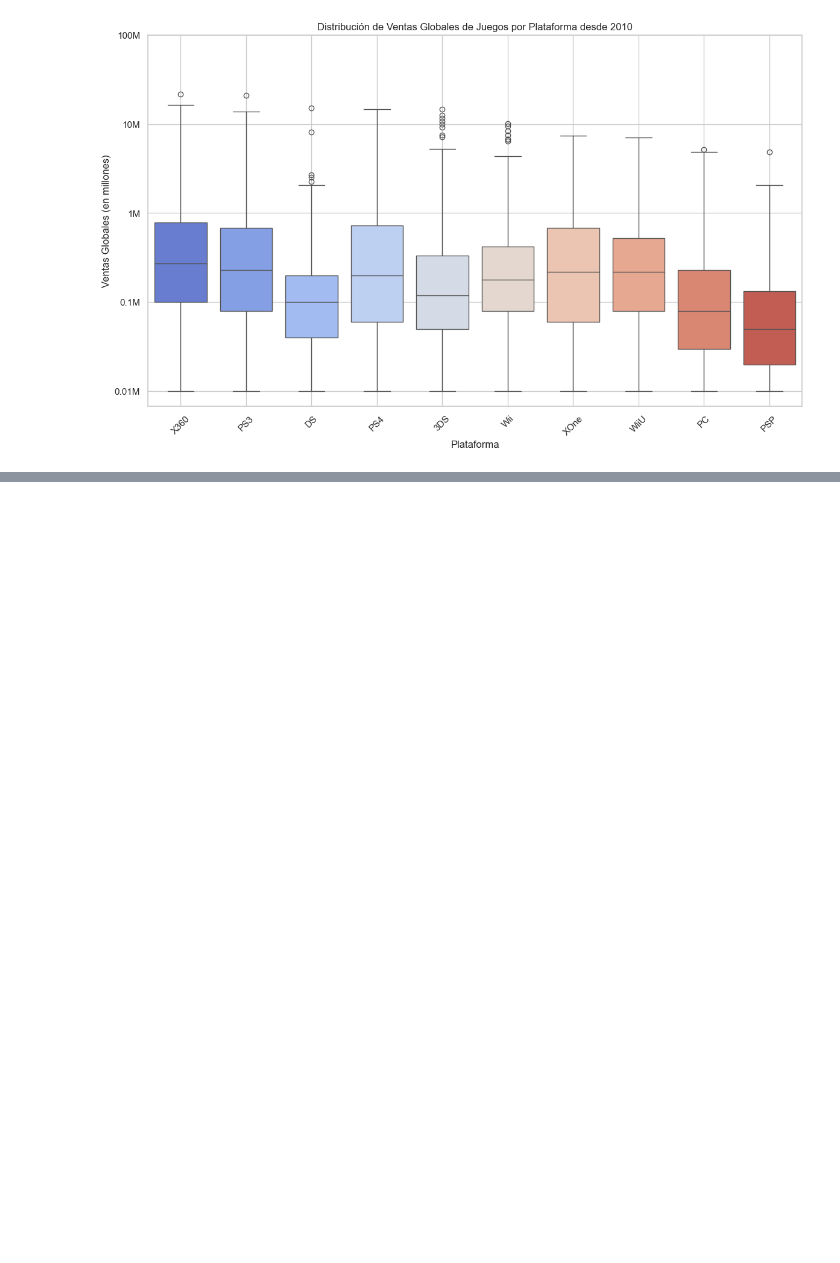
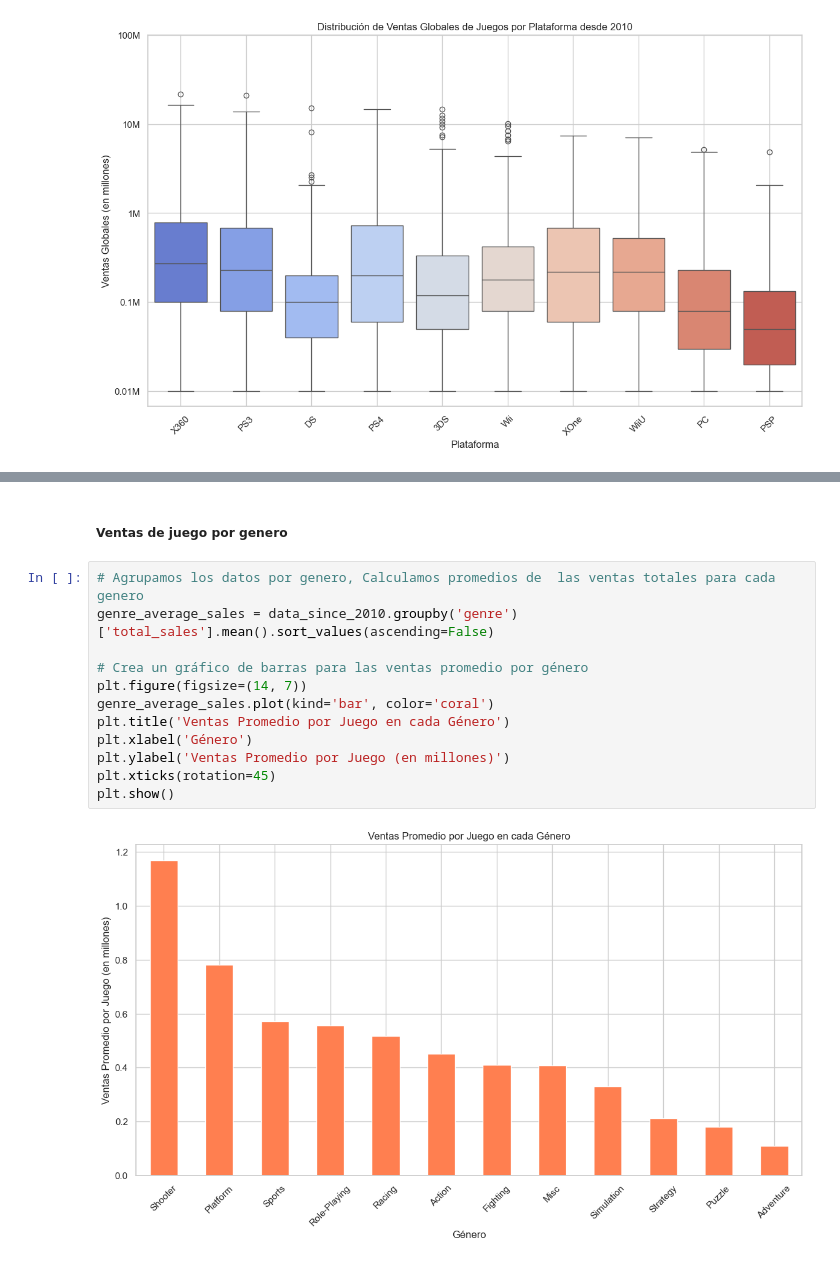
Before and after one commit to ErayFaSol/proyectosDataScience, a Jupyter notebook: proyecto6.ipynb, the cells around one changed output, grey strips where cells are left out. Cells and saved outputs as stored; diff of their text form; blank space fills up the shorter version.

```diff
--- a/proyecto6.ipynb
+++ b/proyecto6.ipynb
@@ -430,0 +479,16 @@ Correlación entre las puntuaciones de usuarios y ventas en PS4: -0.033624975965
+# %% [markdown]
+##### Ventas de juego por genero
+# %%
+# Agrupamos los datos por genero, Calculamos promedios de  las ventas totales para cada genero
+genre_average_sales = data_since_2010.groupby('genre')['total_sales'].mean().sort_values(ascending=False)
+
+# Crea un gráfico de barras para las ventas promedio por género
+plt.figure(figsize=(14, 7))
+genre_average_sales.plot(kind='bar', color='coral')
+plt.title('Ventas Promedio por Juego en cada Género')
+plt.xlabel('Género')
+plt.ylabel('Ventas Promedio por Juego (en millones)')
+plt.xticks(rotation=45)
+plt.show()
+# %% [output]
+[figure, added]
```
Also changed, not shown: parts of 30 cells of this notebook.
